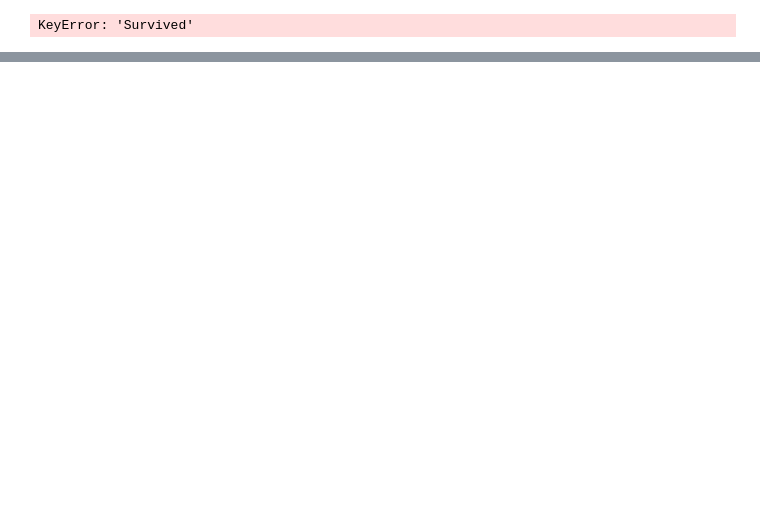
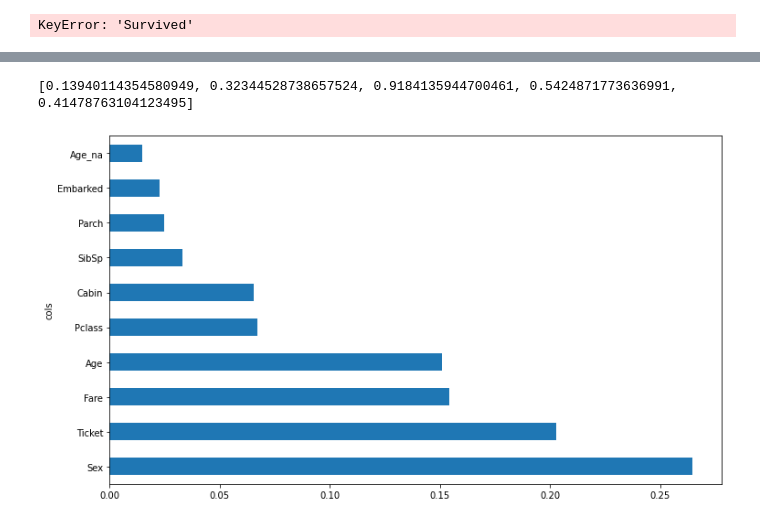
Before and after one commit to Zwang1680/TitanicDataAnlysis, a Jupyter notebook: Analysis.ipynb, the cells around one changed output, grey strips where cells are left out. Drawn from its saved outputs; the diff is of its cells as text; code cells hidden in the pictures; blank space fills up the shorter version.

```diff
--- a/Analysis.ipynb
+++ b/Analysis.ipynb
@@ -210,0 +287,4 @@ display_all(df_test.describe(include='all'))
+# %%
+m = RandomForestClassifier(n_estimators=40, min_samples_leaf=3, max_features=0.5, n_jobs=-1, oob_score=True)
+m.fit(x, y);
+m.oob_score_
@@ -210,0 +307,10 @@ display_all(df_test.describe(include='all'))
+# %%
+feats = ['PassengerId', 'Ticket', 'Age', 'Fare', 'Cabin']
+# %%
+for f in feats:
+    df_subs = df.drop(f, axis=1)
+    X_train, X_valid = split_vals(df_subs, n_trn)
+    m = RandomForestRegressor(n_estimators=40, min_samples_leaf=3, max_features=0.5, n_jobs=-1, oob_score=True)
+    m.fit(X_train, y_train)
+    print(f)
+    print_score(m)
@@ -210,0 +328,12 @@ display_all(df_test.describe(include='all'))
+# %%
+df_subs = df.drop('PassengerId', axis=1)
+X_train, X_valid = split_vals(df_subs, n_trn)
+m = RandomForestRegressor(min_samples_leaf=1, max_features=0.522, oob_score=True)
+m.fit(X_train, y_train)
+print_score(m)
+# %% [output]
+[0.13940114354580949, 0.32344528738657524, 0.9184135944700461, 0.5424871773636991, 0.41478763104123495]
+# %%
+plot_fi(rf_feat_importance(m, X_train));
+# %% [output]
+[figure, added]
```
Also changed, not shown: parts of 17 cells of this notebook, 1 other file.
